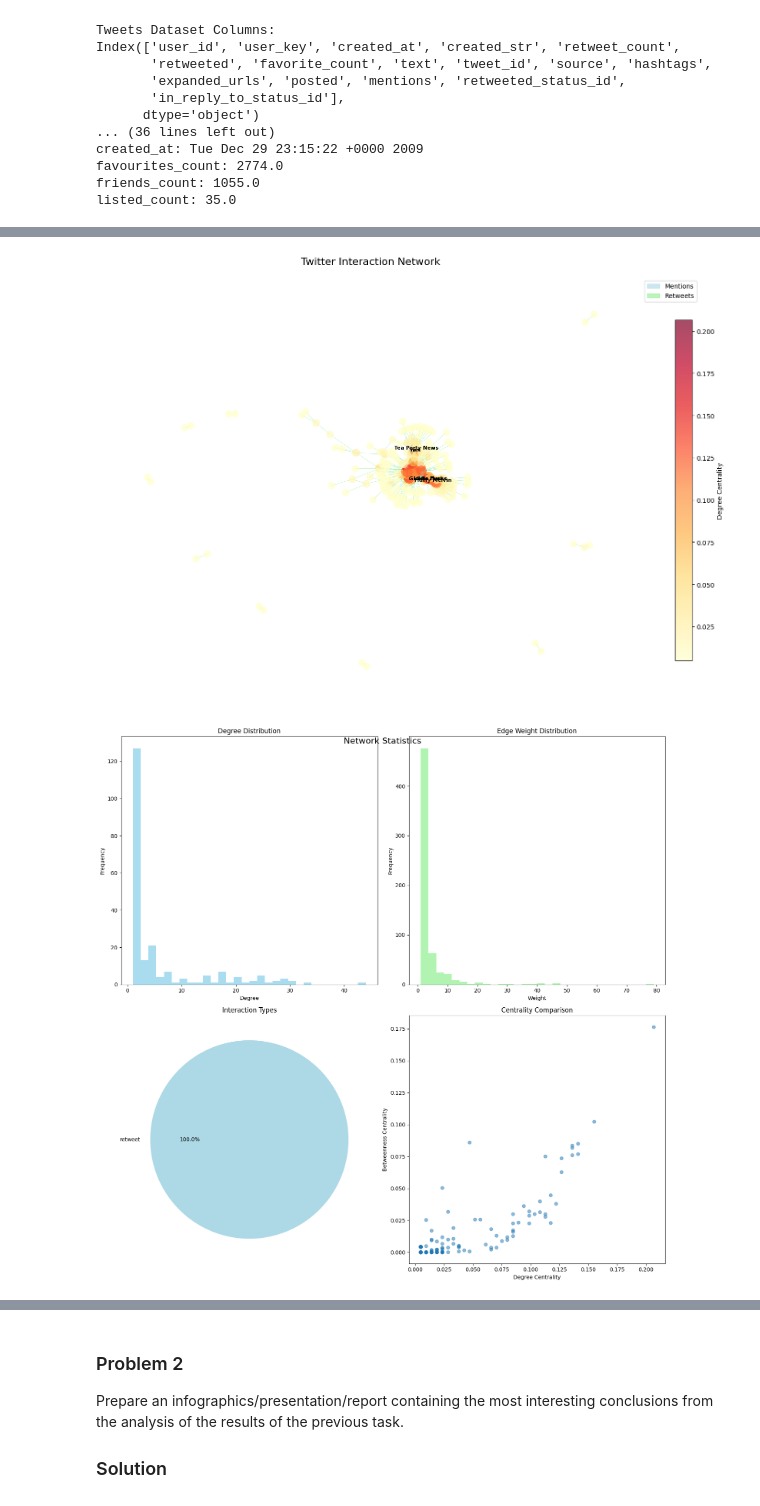
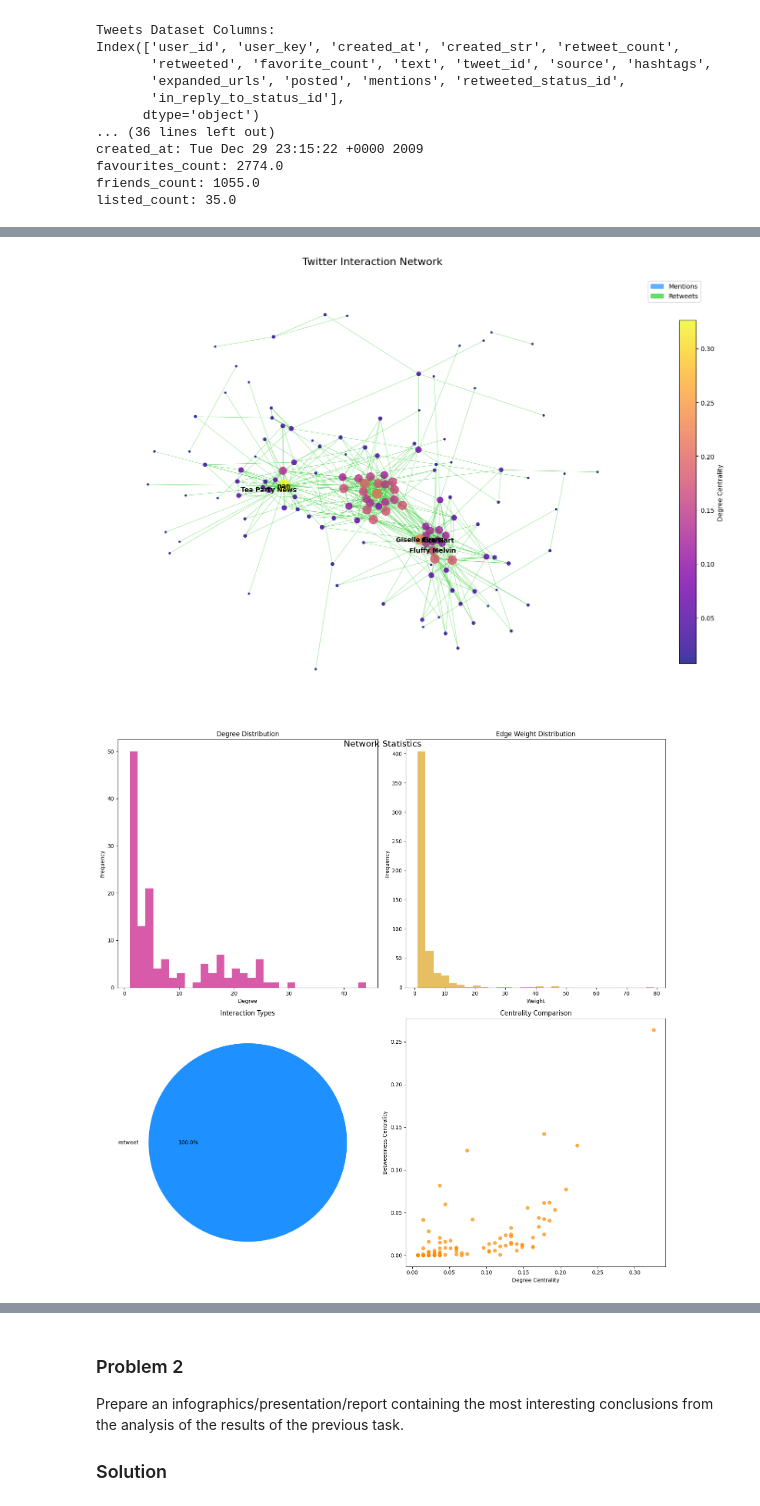
Before and after one commit to alessandrogentili001/Social-Networks-and-Recommendation-Systems, a Jupyter notebook: week_12/lab12.ipynb, the cells around one changed output, grey strips where cells are left out. Saved outputs shown, nothing was run; the diff lists cells and outputs as text; code cells hidden in the pictures.

```diff
--- a/week_12/lab12.ipynb
+++ b/week_12/lab12.ipynb
@@ -82,3 +84,18 @@ created_at: Tue Dec 29 23:15:22 +0000 2009
 favourites_count: 2774.0
 friends_count: 1055.0
 listed_count: 35.0
+# %%
+# Check if the number of tweets per user in 'tweets_df' corresponds with 'statuses_count' in 'users_df'
+
+# Get the number of tweets per user
+tweets_per_user = tweets_df.groupby('user_id').size()
+
+# Check if these numbers match the statuses_count in the users dataset
+users_df['tweets_in_data'] = users_df['id'].map(tweets_per_user)
+users_df['tweets_match'] = users_df['statuses_count'] == users_df['tweets_in_data']
+
+# Display users where there is a mismatch between the expected and actual tweet count
+mismatched_users = users_df[users_df['tweets_match'] == False]
+
+print("\nMismatched Users (Status Count vs. Tweets Count):")
+print(mismatched_users[['id', 'statuses_count', 'tweets_in_data', 'tweets_match']])
@@ -340,7 +481,7 @@ def visualize_network(G, title="Twitter Interaction Network", figsize=(15, 10)):
 
     # Calculate node sizes based on degree centrality
     degree_cent = nx.degree_centrality(G)
-    node_sizes = [1000 * degree_cent[node] + 100 for node in G.nodes()]
+    node_sizes = [1000 * degree_cent[node] for node in G.nodes()]
 
     # Calculate edge weights for thickness
     edge_weights = [G[u][v].get('weight', 1) for u, v in G.edges()]
@@ -348,7 +489,7 @@ def visualize_network(G, title="Twitter Interaction Network", figsize=(15, 10)):
     normalized_weights = [0.5 + 2.0 * (w / max_weight) for w in edge_weights]
 
     # Set up layout
-    pos = nx.spring_layout(G, k=1/np.sqrt(len(G.nodes())), seed=42)
+    pos = nx.spring_layout(G, k=0.4, seed=42)
 
     # Separate edges by type
     mention_edges = [(u, v) for u, v, d in G.edges(data=True) if d.get('type') == 'mention']
@@ -357,15 +498,15 @@ def visualize_network(G, title="Twitter Interaction Network", figsize=(15, 10)):
     # Draw edges
     nx.draw_networkx_edges(G, pos,
                           edgelist=mention_edges,
-                          edge_color='lightblue',
-                          alpha=0.6,
+                          edge_color='dodgerblue',  # changed for clarity
+                          alpha=0.7,
                           width=[normalized_weights[i] for i, (u, v) in enumerate(G.edges())
                                 if (u, v) in mention_edges or (v, u) in mention_edges])
 
     nx.draw_networkx_edges(G, pos,
                           edgelist=retweet_edges,
-                          edge_color='lightgreen',
-                          alpha=0.6,
+                          edge_color='limegreen',  # changed for clarity
+                          alpha=0.7,
                           width=[normalized_weights[i] for i, (u, v) in enumerate(G.edges())
                                 if (u, v) in retweet_edges or (v, u) in retweet_edges])
 
@@ -373,14 +514,13 @@ def visualize_network(G, title="Twitter Interaction Network", figsize=(15, 10)):
     nodes = nx.draw_networkx_nodes(G, pos,
                                  node_size=node_sizes,
                                  node_color=list(degree_cent.values()),
-                                 cmap=plt.cm.YlOrRd,
-                                 alpha=0.7)
+                                 cmap=plt.cm.plasma,  # changed for better contrast
+                                 alpha=0.8)
 
     # Add colorbar for node centrality
     plt.colorbar(nodes, label='Degree Centrality', shrink=0.8)
 
     # Add labels for top nodes
-    # Calculate node importance based on both degree and edge weights
     node_importance = {}
     for node in G.nodes():
         degree = G.degree(node, weight='weight')
@@ -392,13 +532,14 @@ def visualize_network(G, title="Twitter Interaction Network", figsize=(15, 10)):
 
     nx.draw_networkx_labels(G, pos,
                           labels=labels,
-                          font_size=8,
-                          font_weight='bold')
+                          font_size=10,
+                          font_weight='bold',
+                          font_color='black')
 
     # Add legend
     legend_elements = [
-        mpatches.Patch(color='lightblue', alpha=0.6, label='Mentions'),
-        mpatches.Patch(color='lightgreen', alpha=0.6, label='Retweets'),
+        mpatches.Patch(color='dodgerblue', alpha=0.7, label='Mentions'),
+        mpatches.Patch(color='limegreen', alpha=0.7, label='Retweets'),
     ]
     plt.legend(handles=legend_elements, loc='upper left', bbox_to_anchor=(1, 1))
 
@@ -420,50 +561,45 @@ def plot_network_statistics(G):
 
     # Degree distribution
     degrees = [d for n, d in G.degree()]
-    axes[0, 0].hist(degrees, bins=30, alpha=0.7, color='skyblue')
+    axes[0, 0].hist(degrees, bins=30, alpha=0.7, color='mediumvioletred')  # changed for better distinction
     axes[0, 0].set_title('Degree Distribution')
     axes[0, 0].set_xlabel('Degree')
     axes[0, 0].set_ylabel('Frequency')
 
     # Edge weight distribution
     weights = [d['weight'] for u, v, d in G.edges(data=True)]
-    axes[0, 1].hist(weights, bins=30, alpha=0.7, color='lightgreen')
+    axes[0, 1].hist(weights, bins=30, alpha=0.7, color='goldenrod')  # changed for better distinction
     axes[0, 1].set_title('Edge Weight Distribution')
     axes[0, 1].set_xlabel('Weight')
     axes[0, 1].set_ylabel('Frequency')
 
     # Interaction types
     interaction_types = [d['type'] for u, v, d in G.edges(data=True)]
     type_counts = pd.Series(interaction_types).value_counts()
     axes[1, 0].pie(type_counts, labels=type_counts.index, autopct='%1.1f%%',
-                   colors=['lightblue', 'lightgreen'])
+                   colors=['dodgerblue', 'limegreen'])  # consistent with edge colors
     axes[1, 0].set_title('Interaction Types')
 
     # Node centrality comparison
     degree_cent = nx.degree_centrality(G)
     betweenness_cent = nx.betweenness_centrality(G)
     axes[1, 1].scatter(list(degree_cent.values()),
                       list(betweenness_cent.values()),
-                      alpha=0.5)
+                      alpha=0.7, color='darkorange')  # changed for clarity
     axes[1, 1].set_xlabel('Degree Centrality')
     axes[1, 1].set_ylabel('Betweenness Centrality')
     axes[1, 1].set_title('Centrality Comparison')
 
     plt.tight_layout()
     return plt
-
-# Example usage:
-
-# Create and visualize the network
-G = create_twitter_network(users_df, tweets_df)
 
 # Basic network visualization
 visualize_network(G)
 plt.show()
 
 # Detailed statistics visualization
 plot_network_statistics(G)
 plt.show()
 # %% [output]
-[figure, old version]
+[figure, new version]
-[figure, old version]
+[figure, new version]
```
Also changed, not shown: parts of 8 cells of this notebook.
